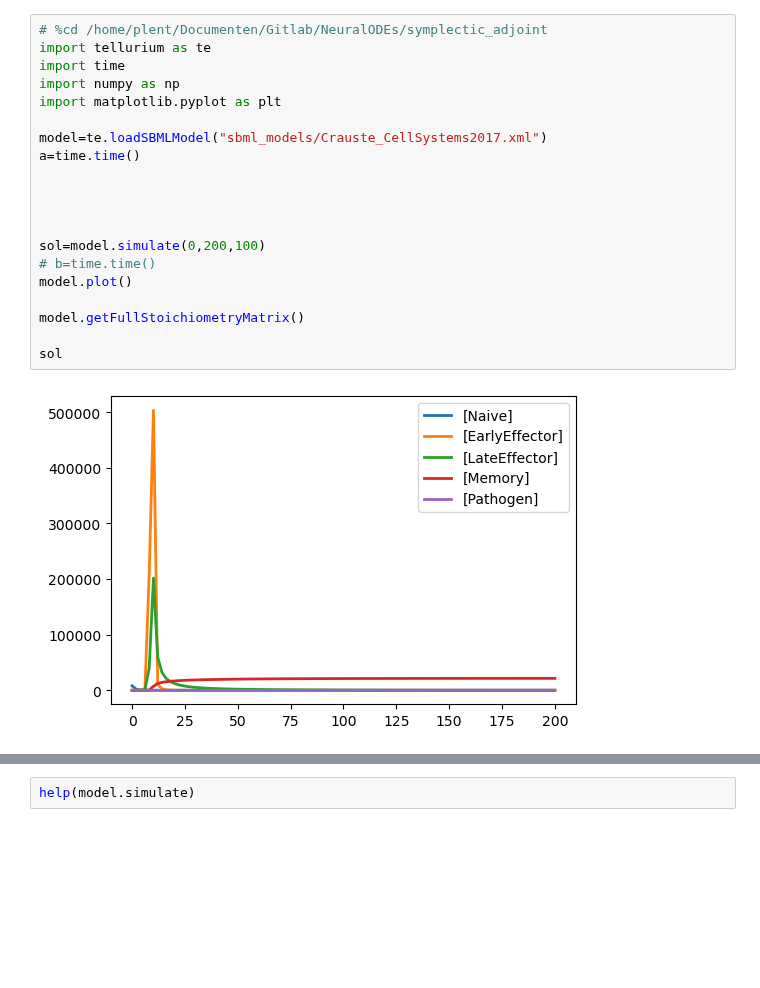
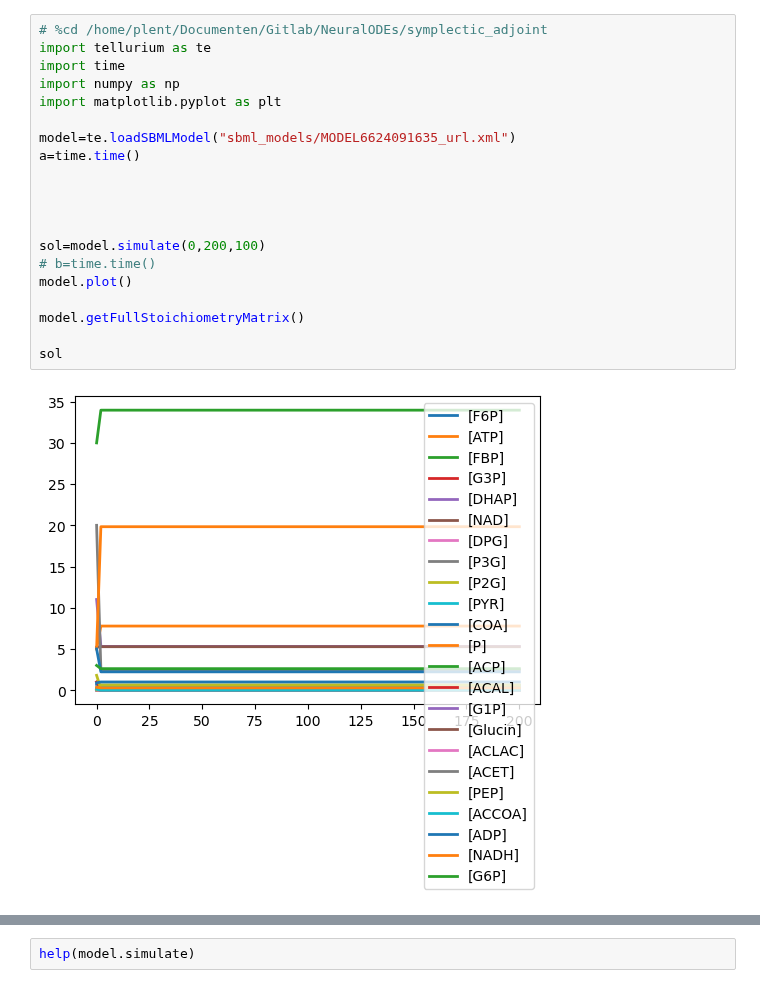
Before and after one commit to mahdi-shafiei/jaxkineticmodel, a Jupyter notebook: jax_implementation/developing_sbml/tellurium_test.ipynb, the cells around one changed output, grey strips where cells are left out. Saved outputs shown, nothing was run; the diff lists cells and outputs as text; blank space fills up the shorter version.

```diff
--- a/jax_implementation/developing_sbml/tellurium_test.ipynb
+++ b/jax_implementation/developing_sbml/tellurium_test.ipynb
@@ -1,22 +1,22 @@
 # %%
 # %cd /home/plent/Documenten/Gitlab/NeuralODEs/symplectic_adjoint
 import tellurium as te
 import time
 import numpy as np
 import matplotlib.pyplot as plt
 
-model=te.loadSBMLModel("sbml_models/Crauste_CellSystems2017.xml")
+model=te.loadSBMLModel("sbml_models/MODEL6624091635_url.xml")
 a=time.time()
 
 
 
 
 sol=model.simulate(0,200,100)
 # b=time.time()
 model.plot()
 
 model.getFullStoichiometryMatrix()
 
 sol
 # %% [output]
-[figure, old version]
+[figure, new version]
```
Also changed, not shown: parts of 1 cell of this notebook, 6 other files.
